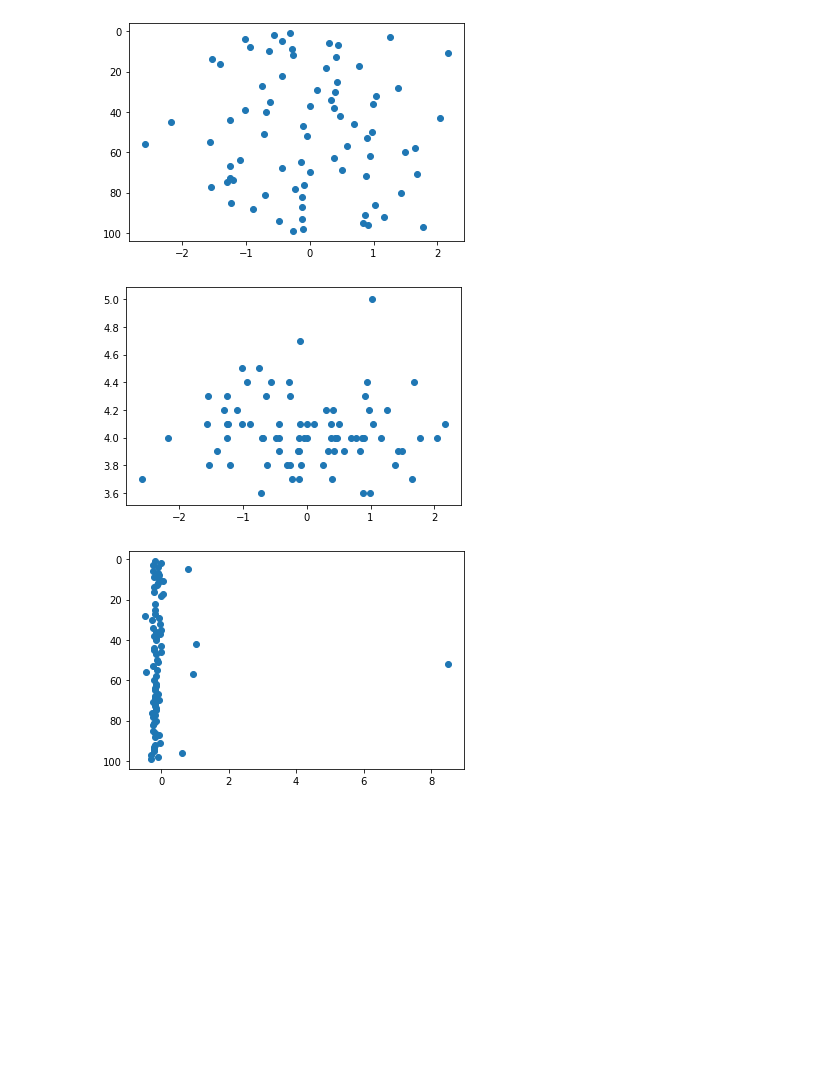
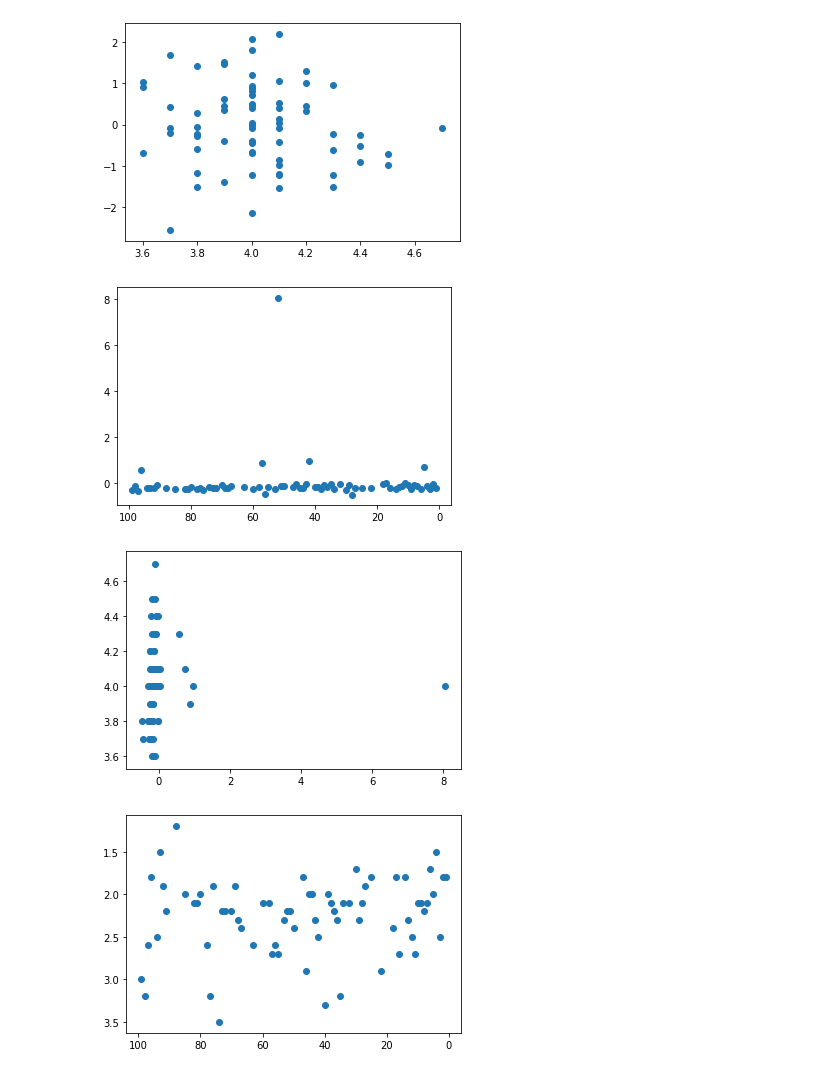
Before and after one commit to timonx11/Project-1-Demonstrasion-Group6, a Jupyter notebook: starter_code/employers_YFloop_section2.ipynb, the cells around one changed output. Saved outputs shown, nothing was run; the diff lists cells and outputs as text; code cells hidden in the pictures; blank space fills up the shorter version.

```diff
--- a/starter_code/employers_YFloop_section2.ipynb
+++ b/starter_code/employers_YFloop_section2.ipynb
@@ -155,16 +187,23 @@ stock_roe_df.head(25)
+# %%
+plt.scatter(employers_filter['Glassdoor Rating'],employers_filter['stock_z'])
+plt.show()
+# %% [output]
+[figure, added]
 # %%
-plt.scatter(stock_roe_df['stock_z'],stock_roe_df['RANK'])
-plt.gca().invert_yaxis()
+plt.scatter(employers_filter['RANK'],employers_filter['roe_z'])
+plt.gca().invert_xaxis()
 plt.show()
 # %% [output]
-[figure, old version]
+[figure, new version]
 # %%
-plt.scatter(stock_roe_df['stock_z'],stock_roe_df['Glassdoor Rating'])
+plt.scatter(employers_filter['roe_z'],employers_filter['Glassdoor Rating'])
 plt.show()
 # %% [output]
-[figure, old version]
+[figure, new version]
 # %%
-plt.scatter(stock_roe_df['roe_z'],stock_roe_df['RANK'])
+plt.scatter(employers_filter['RANK'],employers_filter['Analyst Recommendation Mean'])
 plt.gca().invert_yaxis()
+plt.gca().invert_xaxis()
+plt.show()
 # %% [output]
-[figure, old version]
+[figure, new version]
```
Also changed, not shown: parts of 12 cells of this notebook, 1 other file.
